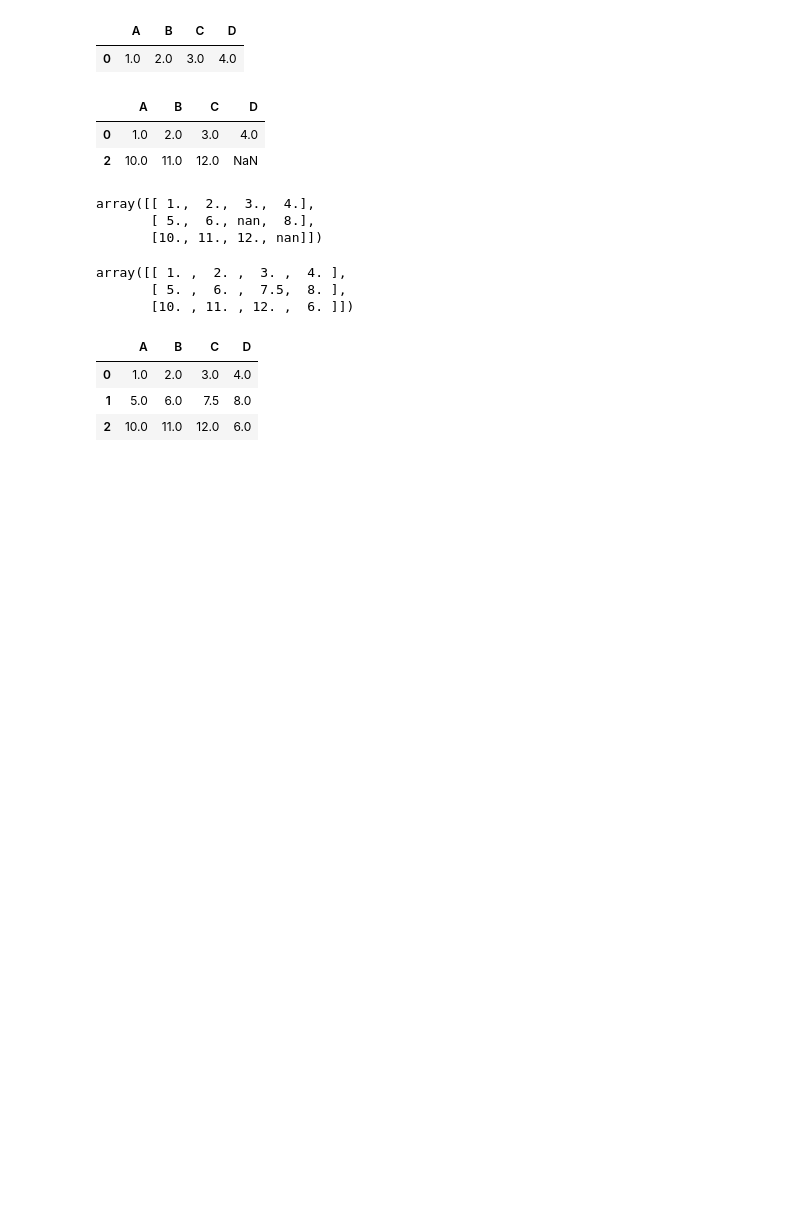
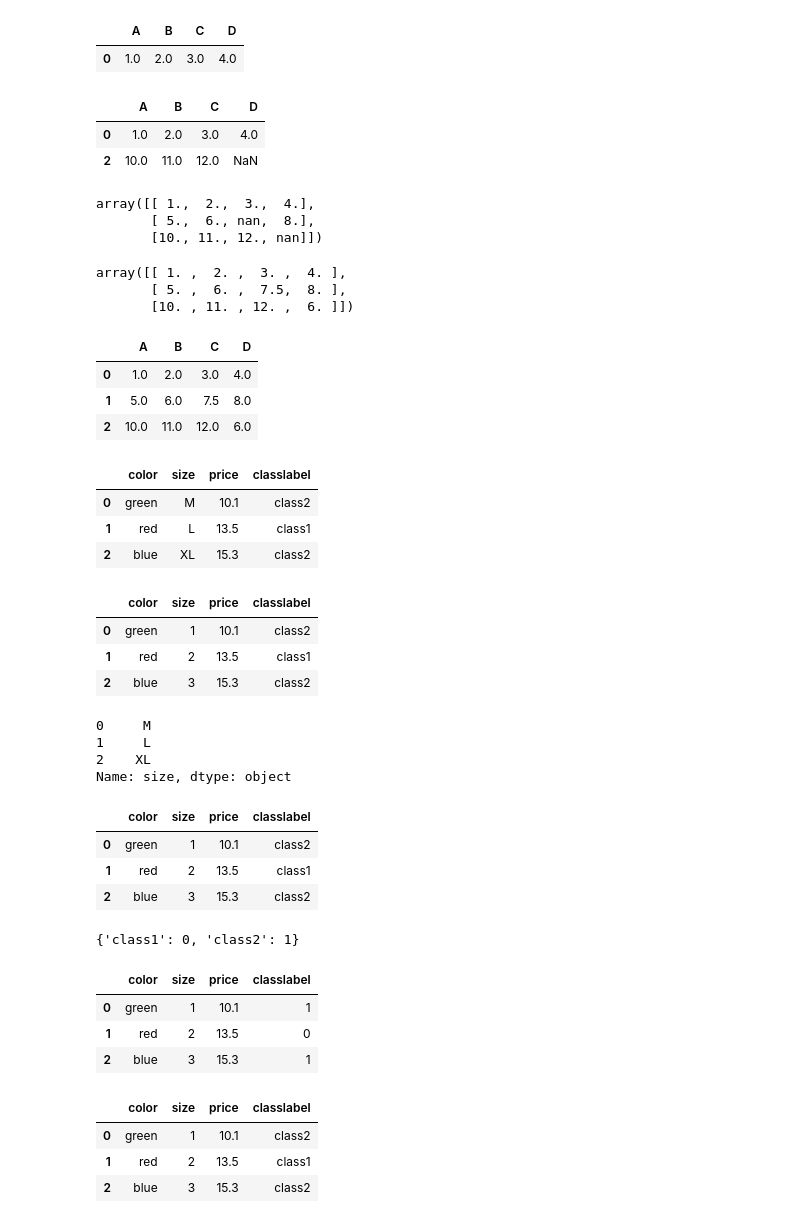
Before and after one commit to dusarp/Python-learning, a Jupyter notebook: machine learning/Raschka_ML_PyTorch_Scikit_learn/ch4/ch04_data_preprocessing.ipynb, the cells around one changed output. Drawn from its saved outputs; the diff is of its cells as text; code cells hidden in the pictures; blank space fills up the shorter version.

```diff
--- a/machine learning/Raschka_ML_PyTorch_Scikit_learn/ch4/ch04_data_preprocessing.ipynb
+++ b/machine learning/Raschka_ML_PyTorch_Scikit_learn/ch4/ch04_data_preprocessing.ipynb
@@ -111,3 +111,78 @@ df.fillna(df.mean())
 #handling categorical values
 #ordinal values = can be sorted or ordered
 #nominal values = cannot be sorted or ordered
+# %%
+import pandas as pd
+
+df = pd.DataFrame([['green', 'M', 10.1, 'class2'],
+                   ['red', 'L', 13.5, 'class1'],
+                   ['blue', 'XL', 15.3, 'class2']])
+
+df.columns = ['color', 'size', 'price', 'classlabel']
+df
+# %% [output]
+|  | color | size | price | classlabel |
+| 0 | green | M | 10.1 | class2 |
+| 1 | red | L | 13.5 | class1 |
+| 2 | blue | XL | 15.3 | class2 |
+# %%
+#mapping ordinal features
+size_mapping = {'XL': 3,
+                'L': 2,
+                'M': 1}
+
+df['size'] = df['size'].map(size_mapping)
+df
+# %% [output]
+|  | color | size | price | classlabel |
+| 0 | green | 1 | 10.1 | class2 |
+| 1 | red | 2 | 13.5 | class1 |
+| 2 | blue | 3 | 15.3 | class2 |
+# %%
+#backwards (inverse mapping)
+inv_size_mapping = {v: k for k, v in size_mapping.items()}
+df['size'].map(inv_size_mapping)
+# %% [output]
+0     M
+1     L
+2    XL
+Name: size, dtype: object
+# %%
+#ettol meg nem irodott at, ha at akarjuk irni, akkor valami ilyesmit kell:
+#df['size'] = df['size'].map(inv_size_mapping)
+df
+# %% [output]
+|  | color | size | price | classlabel |
+| 0 | green | 1 | 10.1 | class2 |
+| 1 | red | 2 | 13.5 | class1 |
+| 2 | blue | 3 | 15.3 | class2 |
+# %%
+#encoding class labels
+#many ml libraries do it, but it is considered good practise
+import numpy as np
+
+# create a mapping dict
+# to convert class labels from strings to integers
+class_mapping = {label: idx for idx, label in enumerate(np.unique(df['classlabel']))}
+class_mapping
+# %% [output]
+{'class1': 0, 'class2': 1}
+# %%
+# to convert class labels from strings to integers
+df['classlabel'] = df['classlabel'].map(class_mapping)
+df
+# %% [output]
+|  | color | size | price | classlabel |
+| 0 | green | 1 | 10.1 | 1 |
+| 1 | red | 2 | 13.5 | 0 |
+| 2 | blue | 3 | 15.3 | 1 |
+# %%
+# reverse the class label mapping
+inv_class_mapping = {v: k for k, v in class_mapping.items()}
+df['classlabel'] = df['classlabel'].map(inv_class_mapping)
+df
+# %% [output]
+|  | color | size | price | classlabel |
+| 0 | green | 1 | 10.1 | class2 |
+| 1 | red | 2 | 13.5 | class1 |
+| 2 | blue | 3 | 15.3 | class2 |
```
Also changed, not shown: parts of 12 cells of this notebook, 3 other files.
